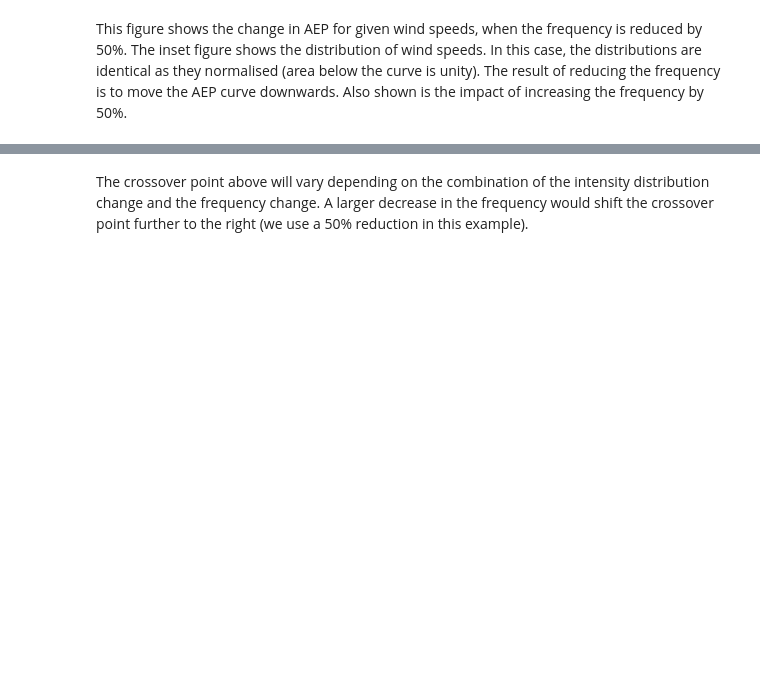
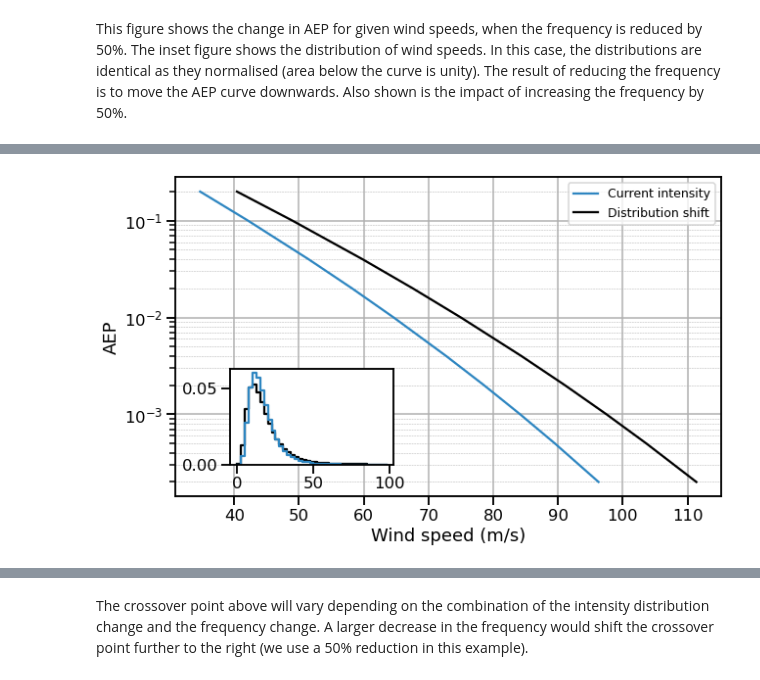
Before and after one commit to GeoscienceAustralia/SWHAQ, a Jupyter notebook: notebooks/Demonstration of ARI changes.ipynb, the cells around one changed output, grey strips where cells are left out. Saved outputs shown, nothing was run; the diff lists cells and outputs as text; code cells hidden in the pictures; blank space fills up the shorter version.

```diff
--- a/notebooks/Demonstration of ARI changes.ipynb
+++ b/notebooks/Demonstration of ARI changes.ipynb
@@ -112,29 +122,31 @@ plt.savefig("dmean_ari.png", dpi=300, bbox_inches="tight")
 # %%
-mu, xi, sigma = 0, .55, 15
+mu, xi, sigma = 0, .6, 15
 npyr = 365.25
 rvs = lognorm.rvs(xi, mu, sigma, size=int(1000*npyr))
 
 threshold = np.percentile(rvs, pct)
 y = rvs[rvs>threshold] - threshold
 # Fit the tail of the distribution above the threshold
 gpd = genpareto.fit(y)
 rvals4 = returnLevels(intervals, gpd[1], gpd[0], gpd[2], rate)
 fig, ax = plt.subplots(1, 1, figsize=(10,6))
 
 ax.semilogy(baservals, aep, color='#2E86C1', label='Current intensity')
 ax.semilogy(rvals4, aep, color='k', label='Distribution shift')
 ax.set_xlabel("Wind speed (m/s)")
 ax.set_ylabel("AEP")
 ax.yaxis.set_major_locator(majlocator)
 ax.yaxis.set_minor_locator(minlocator)
 ax.yaxis.set_minor_formatter(NullFormatter())
 ax.grid()
 ax.grid(which='minor', linestyle='--', linewidth=0.5)
 ax.legend(fontsize='x-small')
 
 axin = ax.inset_axes([0.1, 0.1, 0.3, 0.3])
 sns.histplot(rvs, bins=np.arange(0, 100, 2.5), element="step", stat="density", fill=False, ax=axin, color='k')
 sns.histplot(baservs, bins=np.arange(0, 100, 2.5), element="step", stat="density", fill=False, ax=axin, color='#2E86C1')
 axin.yaxis.label.set_visible(False)
 plt.savefig("ddist_ari.png", dpi=300, bbox_inches="tight")
+# %% [output]
+[figure, added]
 # %%
```
Also changed, not shown: parts of 6 cells of this notebook.
